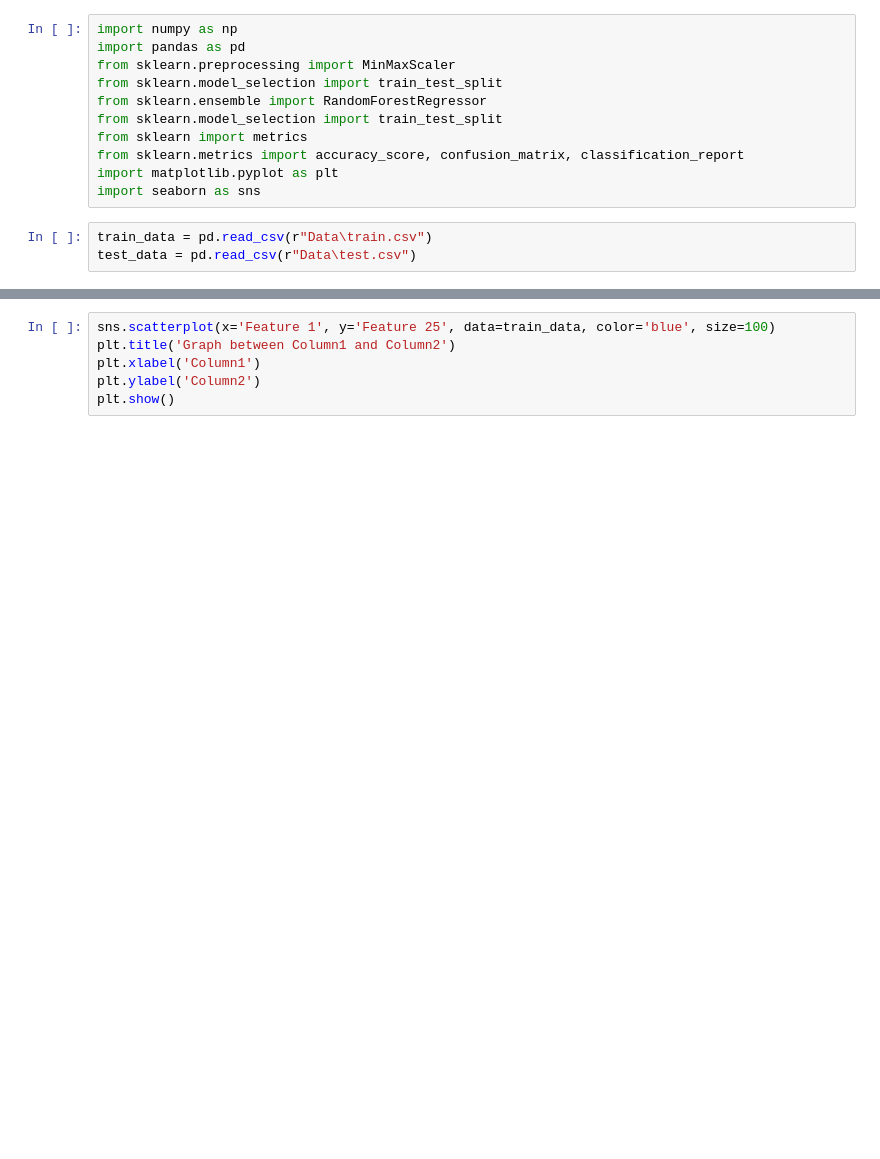
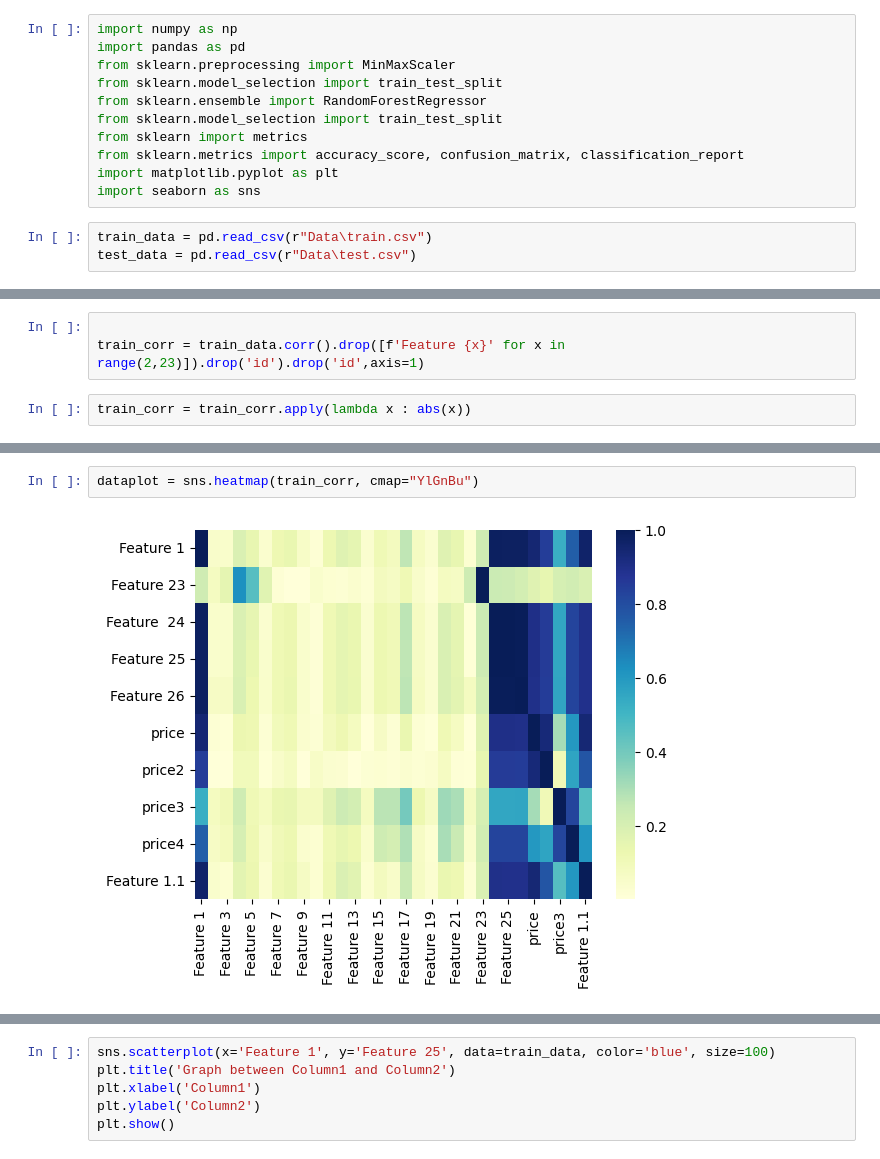
Before and after one commit to harshpoddar03/kaggle_techweek, a Jupyter notebook: 1_EDA.ipynb, the cells around one changed output, grey strips where cells are left out. Cells and saved outputs as stored; diff of their text form; blank space fills up the shorter version.

```diff
--- a/1_EDA.ipynb
+++ b/1_EDA.ipynb
@@ -44,3 +52,8 @@ train_data.describe()
+# %%
+
+train_corr = train_data.corr().drop([f'Feature {x}' for x in range(2,23)]).drop('id').drop('id',axis=1)
+# %%
+train_corr = train_corr.apply(lambda x : abs(x))
 # %%
 dataplot = sns.heatmap(train_data.corr(), cmap="YlGnBu")
 # %% [output]
@@ -47,0 +61,4 @@ dataplot = sns.heatmap(train_data.corr(), cmap="YlGnBu")
+# %%
+dataplot = sns.heatmap(train_corr, cmap="YlGnBu")
+# %% [output]
+[figure, added]
```
Also changed, not shown: parts of 14 cells of this notebook, 1 other file.
